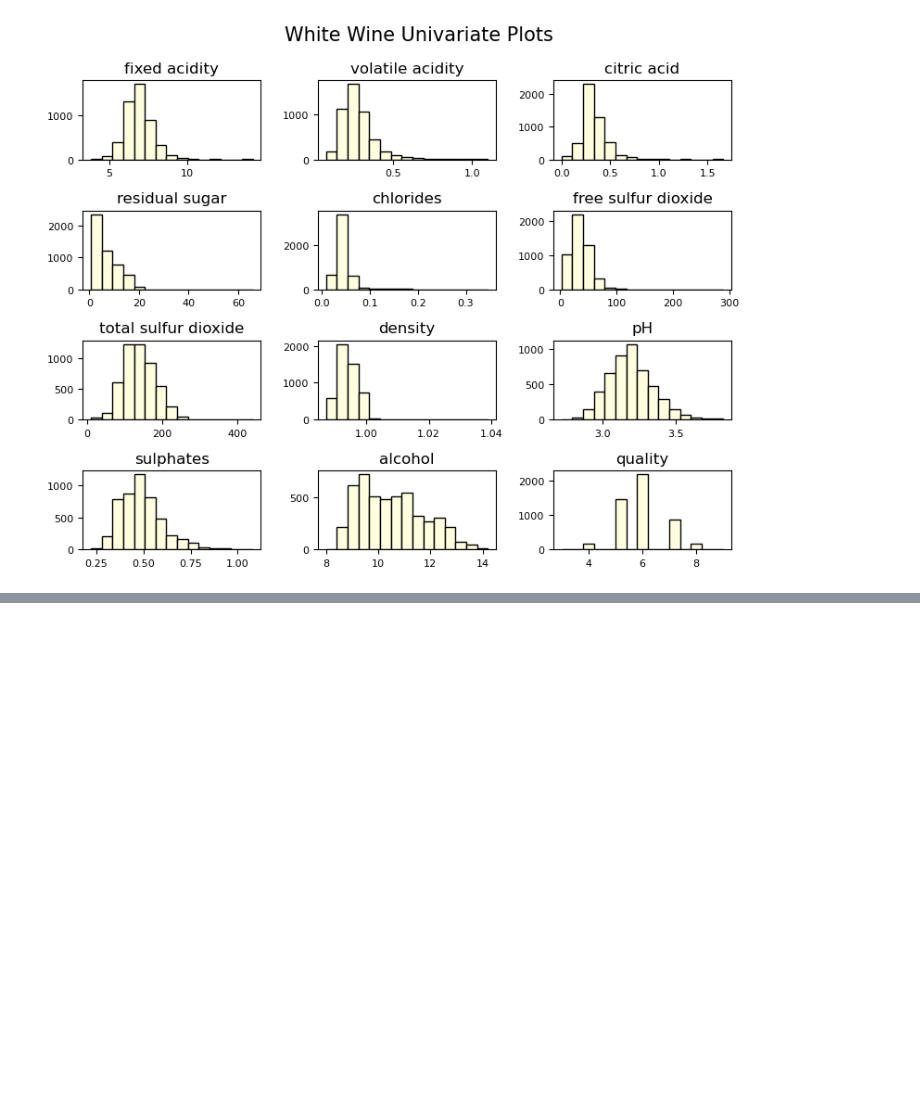
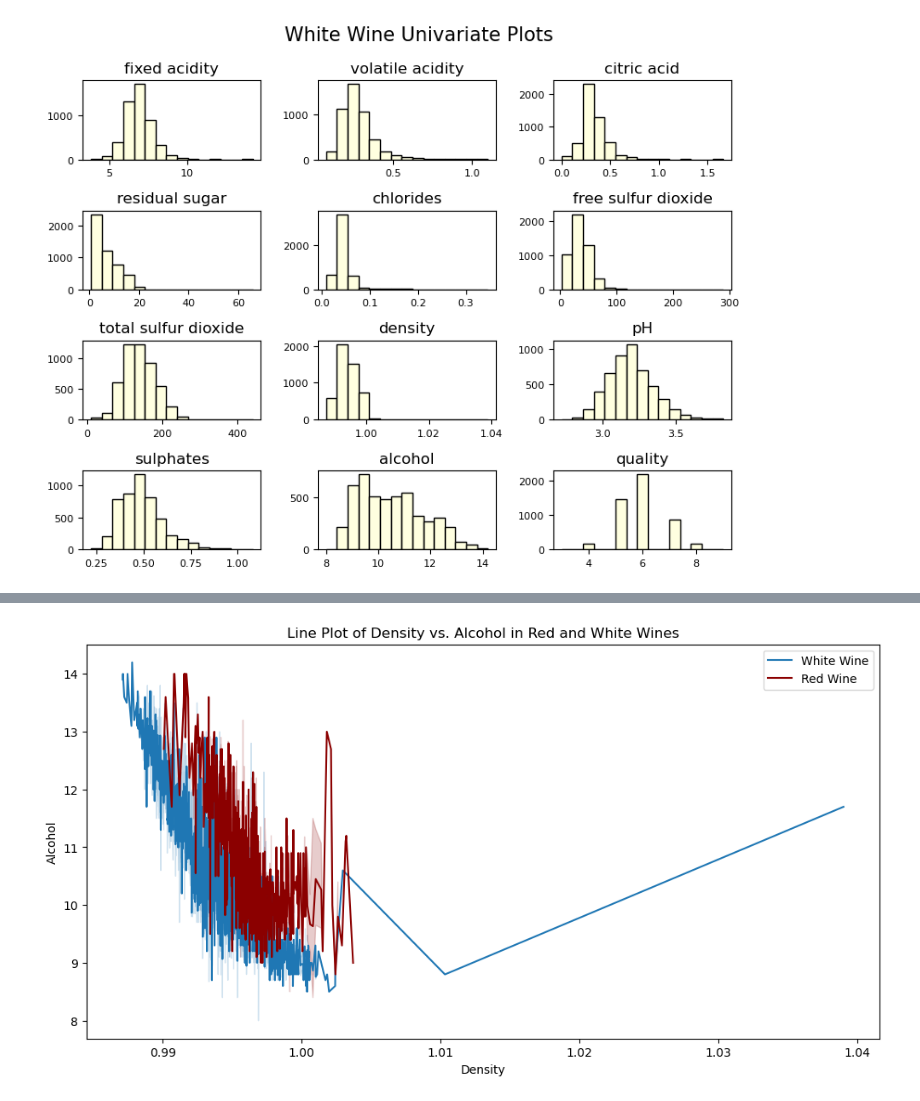
Before and after one commit to novik2713/CAB_Winery_Project, a Jupyter notebook: project2.ipynb, the cells around one changed output, grey strips where cells are left out. Cells and saved outputs as stored; diff of their text form; code cells hidden in the pictures; blank space fills up the shorter version.

```diff
--- a/project2.ipynb
+++ b/project2.ipynb
@@ -499,0 +552,14 @@ rt = plt.suptitle('White Wine Univariate Plots', x=0.65, y=1.25, fontsize=15)
+# %%
+fig, ax = plt.subplots(figsize=(12, 6))
+sns.lineplot(data=white_wine, x='density', y='alcohol', ax=ax, label='White Wine')
+sns.lineplot(data=red_wine, x='density', y='alcohol', color="darkred", ax=ax, label='Red Wine')
+
+ax.set_xlabel('Density')
+ax.set_ylabel('Alcohol')
+ax.set_title('Line Plot of Density vs. Alcohol in Red and White Wines')
+
+ax.legend()
+
+plt.show()
+# %% [output]
+[figure, added]
```
Also changed, not shown: parts of 5 cells of this notebook.
